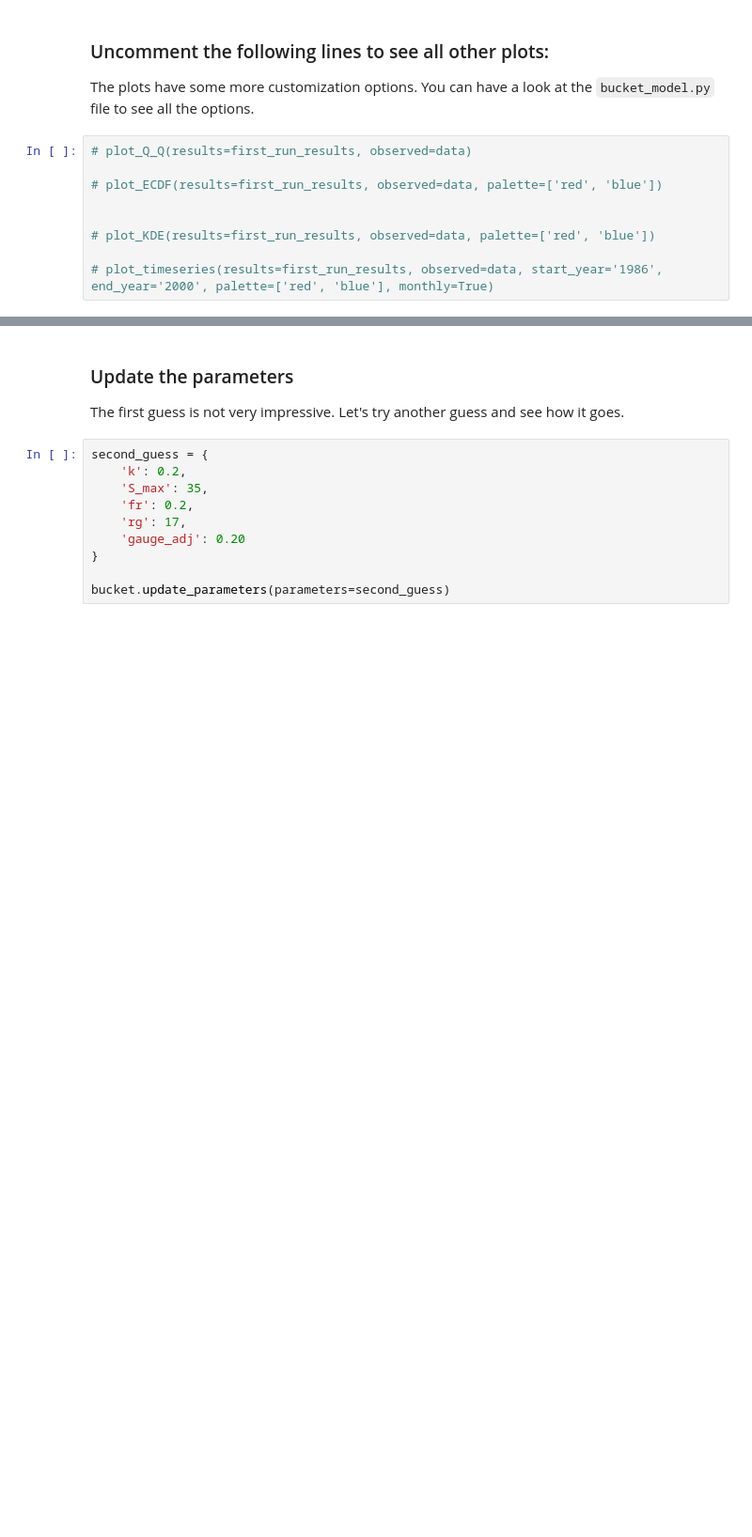
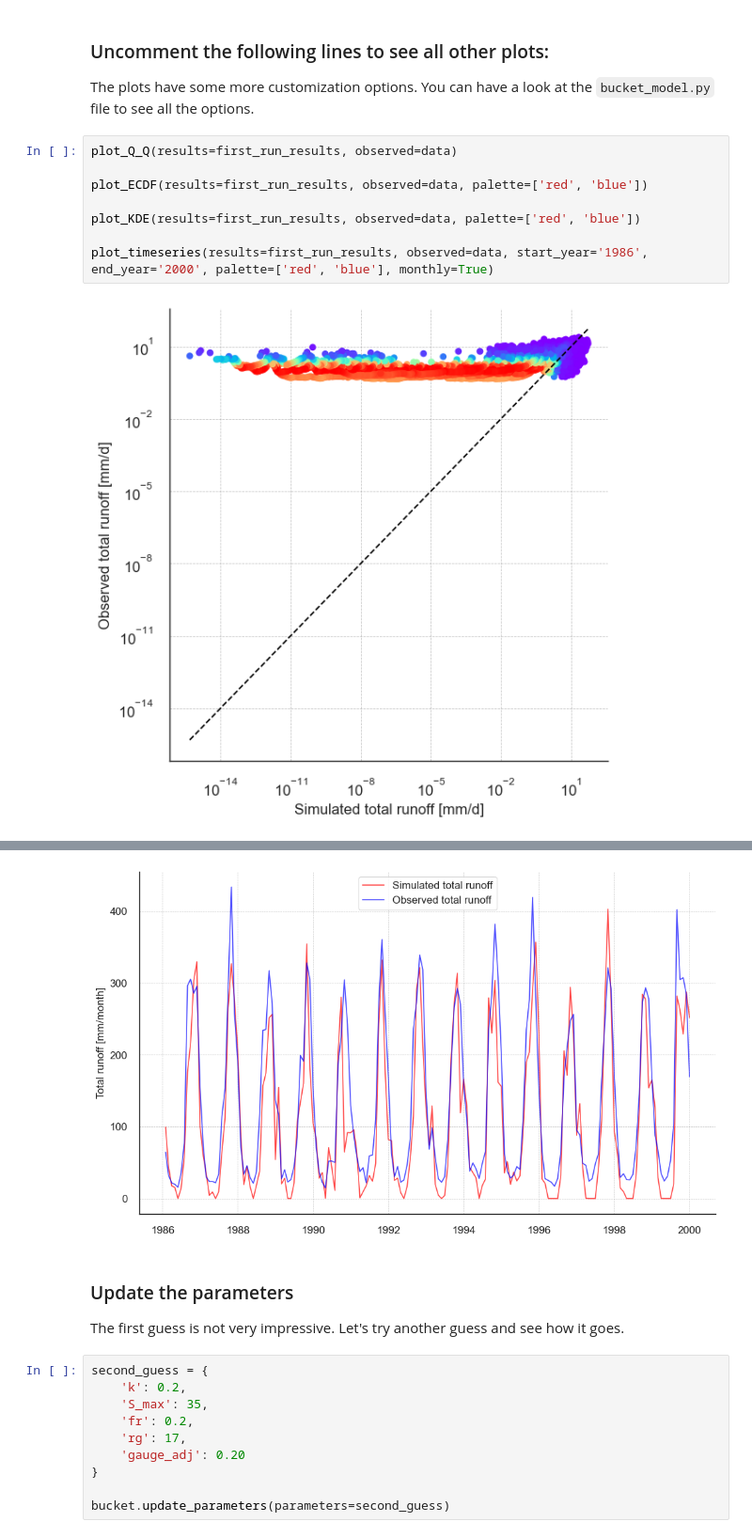
Before and after one commit to CooperBigFoot/bucket-model, a Jupyter notebook: example_run.ipynb, the cells around one changed output, grey strips where cells are left out. Shown at 94% size. Drawn from its saved outputs; the diff is of its cells as text; blank space fills up the shorter version.

```diff
--- a/example_run.ipynb
+++ b/example_run.ipynb
@@ -140,11 +140,12 @@ plot_monthly_boxplot(results=first_run_results, figsize=(10, 10))
 ### Uncomment the following lines to see all other plots:
 The plots have some more customization options. You can have a look at the `bucket_model.py` file to see all the options.
 # %%
-# plot_Q_Q(results=first_run_results, observed=data)
+plot_Q_Q(results=first_run_results, observed=data)
 
-# plot_ECDF(results=first_run_results, observed=data, palette=['red', 'blue'])
+plot_ECDF(results=first_run_results, observed=data, palette=['red', 'blue'])
 
+plot_KDE(results=first_run_results, observed=data, palette=['red', 'blue'])
 
-# plot_KDE(results=first_run_results, observed=data, palette=['red', 'blue'])
-
-# plot_timeseries(results=first_run_results, observed=data, start_year='1986', end_year='2000', palette=['red', 'blue'], monthly=True)
+plot_timeseries(results=first_run_results, observed=data, start_year='1986', end_year='2000', palette=['red', 'blue'], monthly=True)
+# %% [output]
+[figure, added]
@@ -151,3 +154,4 @@ The plots have some more customization options. You can have a look at the `buck
+[figure, added]
 # %% [markdown]
 ### Update the parameters
 The first guess is not very impressive. Let's try another guess and see how it goes.
```
Also changed, not shown: parts of 15 cells of this notebook, 2 other files.
